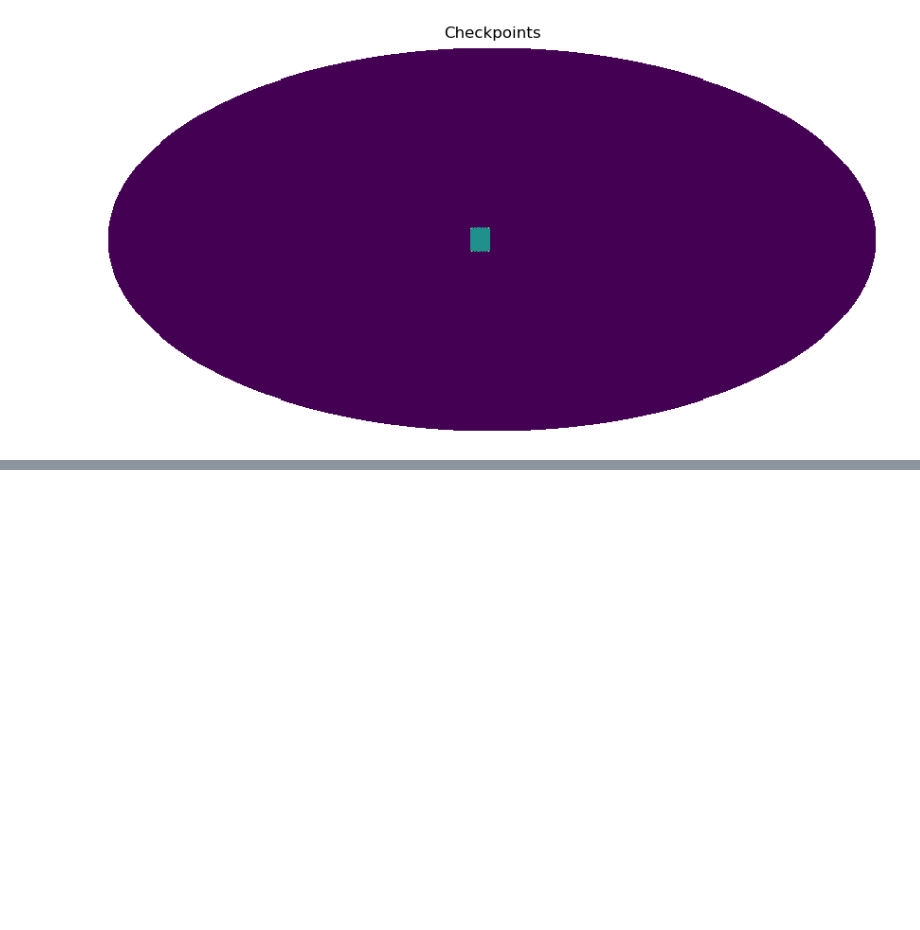
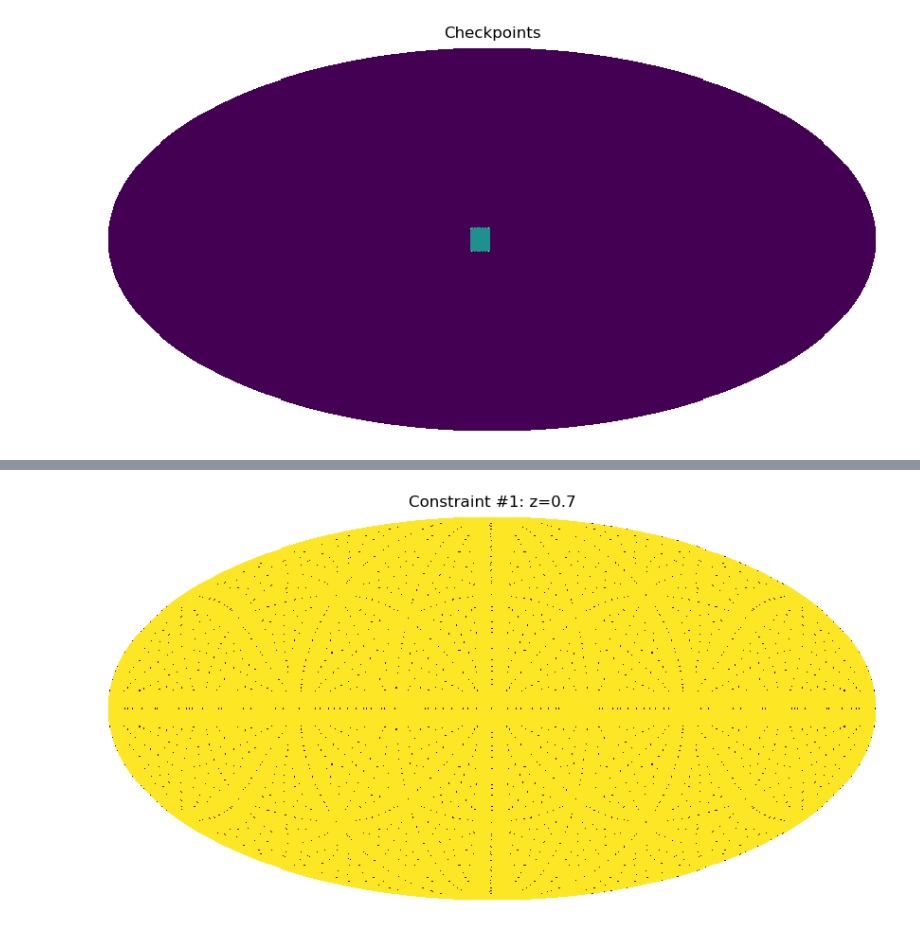
Before and after one commit to aqcheng/illustris_frb, a Jupyter notebook: notebooks/get_good_pixels.ipynb, the cells around one changed output, grey strips where cells are left out. Drawn from its saved outputs; the diff is of its cells as text; code cells hidden in the pictures; blank space fills up the shorter version.

```diff
--- a/notebooks/get_good_pixels.ipynb
+++ b/notebooks/get_good_pixels.ipynb
@@ -259,0 +315,10 @@ hp.mollview(pix_arr, title="Checkpoints", cbar=False)
+# %%
+bad_vecs = get_bad_vecs(0.7)
+
+bad_pixels = hp.vec2pix(nside, x=bad_vecs[:,0], y=bad_vecs[:,1], z=bad_vecs[:,2])
+goodpix_1_z07 = np.ones(npix)
+goodpix_1_z07[ bad_pixels ] = 0
+
+hp.mollview(goodpix_1_z07, title='Constraint #1: z=0.7', cbar=False)
+# %% [output]
+[figure, added]
```
Also changed, not shown: parts of 37 cells of this notebook, 2 other files.
